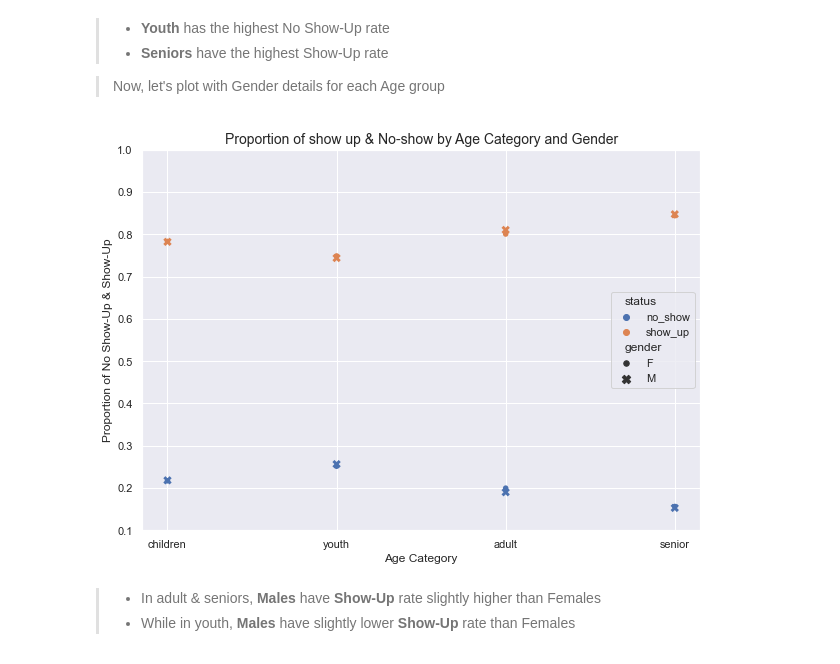
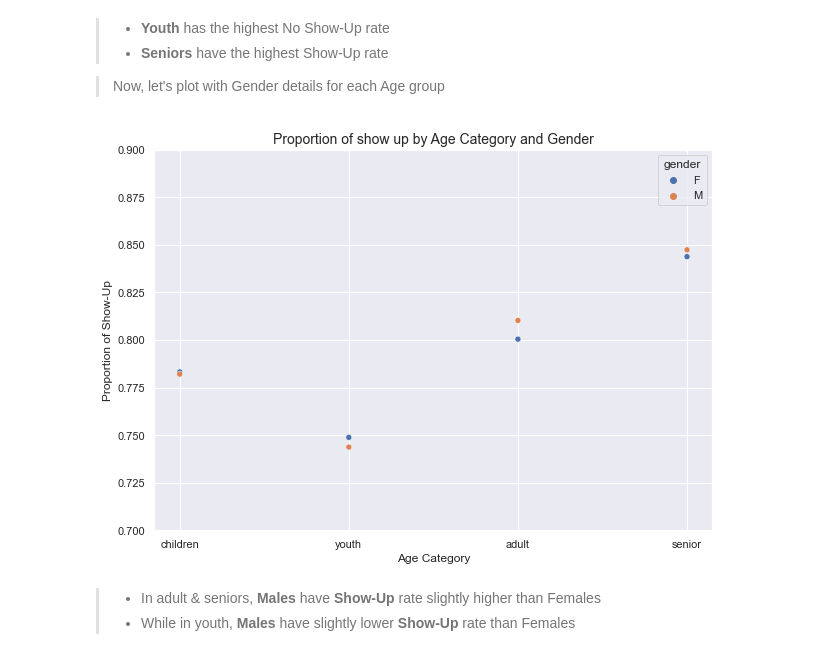
Before and after one commit to keer707/No-Show-Appointments, a Jupyter notebook: No_Show_Appointments.ipynb, the cells around one changed output. Saved outputs shown, nothing was run; the diff lists cells and outputs as text; code cells hidden in the pictures.

```diff
--- a/No_Show_Appointments.ipynb
+++ b/No_Show_Appointments.ipynb
@@ -965,17 +965,14 @@ plt.xlabel('Age Category');
 # %%
 # Plot with gender & age group details
 plt.figure(figsize=(10,7))
 sns.scatterplot(x="age_category", y="proportion",
-                hue="status", size="gender",
-                sizes=(70, 30), linewidth=0,
-                style="gender",
-                data=age_cat)
-plt.title('Proportion of show up & No-show by Age Category and Gender', fontsize=14)
-plt.ylim(0.1, 1.0)
-plt.ylabel('Proportion of No Show-Up & Show-Up')
+                hue="gender", data=age_cat)
+plt.title('Proportion of show up by Age Category and Gender', fontsize=14)
+plt.ylim(0.7, 0.9)
+plt.ylabel('Proportion of Show-Up')
 plt.xlabel('Age Category');
 # %% [output]
-[figure, old version]
+[figure, new version]
 # %% [markdown]
 > - In adult & seniors, **Males** have **Show-Up** rate slightly higher than Females
 > - While in youth, **Males** have slightly lower **Show-Up** rate than Females
```
Also changed, not shown: parts of 2 cells of this notebook.
